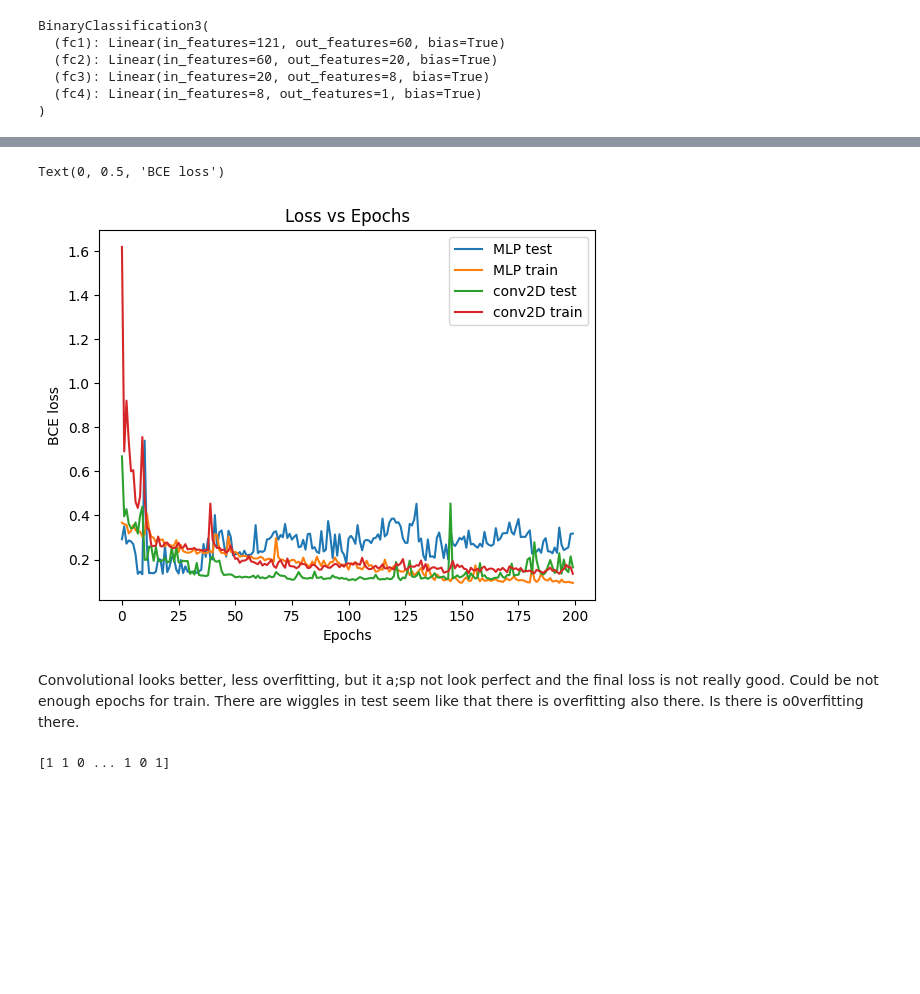
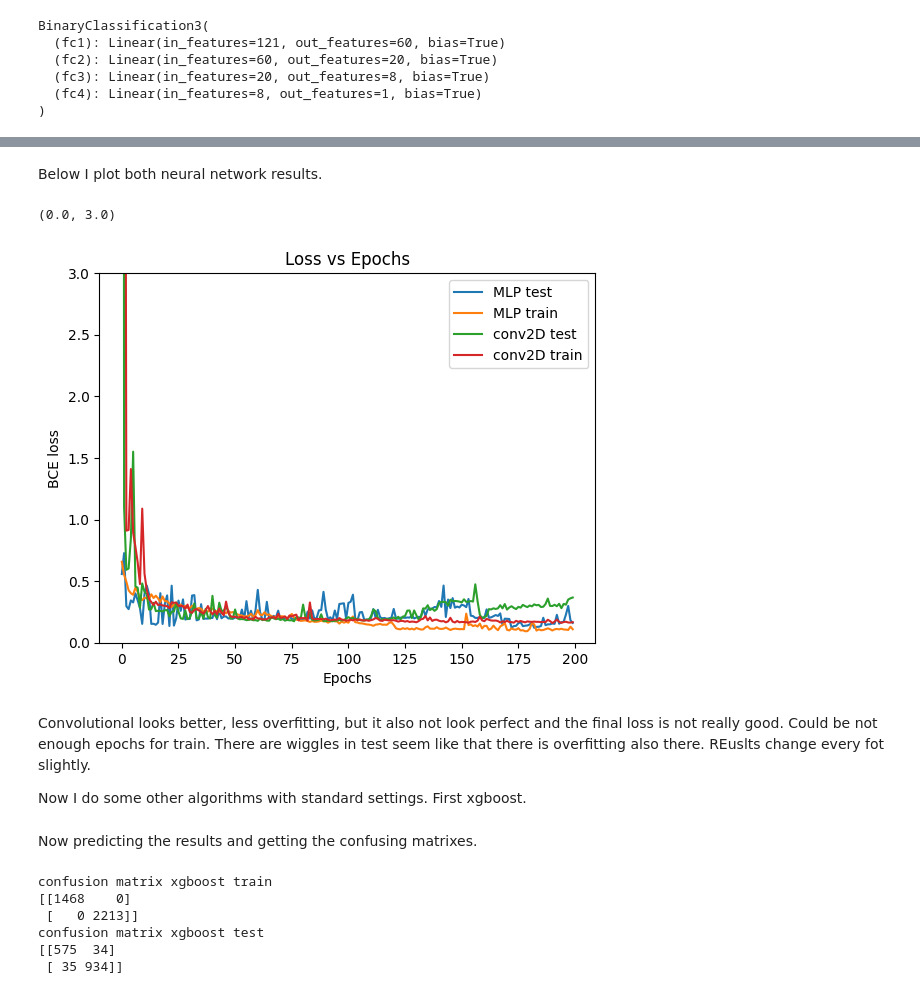
Before and after one commit to tkfritz/astro_images, a Jupyter notebook: star_galaxy_1.ipynb, the cells around one changed output, grey strips where cells are left out. Cells and saved outputs as stored; diff of their text form; code cells hidden in the pictures; blank space fills up the shorter version.

Commit message:
Improving fcomments and markdown text of first fits

```diff
--- a/star_galaxy_1.ipynb
+++ b/star_galaxy_1.ipynb
@@ -525,6 +519,7 @@ print(cut_outs2.T.shape,df2.shape)
 # %%
-print(df2.columns[0:30])
-print(df2.loc[:,0:120])
-feature_train,feature_test,target_train, target_test,image_train,image_test= train_test_split(df2.loc[:,0:120],df2.loc[:,"galaxy"],cut_outs2.T,train_size=0.70, shuffle=True, random_state=1)
-print(feature_train)
+#need to be transposed to get into torch format of batch, channels, x, y
+#splitting, feature_mlp, targets, feature_images, df properties
+feature_train,feature_test,target_train, target_test,image_train,image_test,df_train,df_test= train_test_split(df2.loc[:,0:120],df2.loc[:,"galaxy"],cut_outs2.T,df2,train_size=0.70, shuffle=True, random_state=1)
+print("shape of image train data")
+print(image_train.shape)
 # %% [output]
@@ -722,11 +707,3 @@ Needs regularization, but now i am building a first convolutional network also.
-# %%
-#for conv 2d
-BATCH_SIZE = 64
-LEARNING_RATE = 0.001
-EPOCHS= 20
-keep_prob=1
-#seems not needed
-#NUM_FEATURES = 121
 # %%
 train_im_loader = DataLoader(dataset=train_im_dataset, batch_size=BATCH_SIZE, shuffle=True)
 test_im_loader = DataLoader(dataset=test_im_dataset, batch_size=1)
@@ -857,10 +830,8 @@ torch.Size([1, 32, 1, 1])
 # %%
-keep_prob1=1
+keep_prob=1
 model2 =CNNBinary3()
 model2.to(device)
 print(model2)
-criterion = nn.BCELoss()
-optimizer = optim.Adam(model2.parameters(), lr=LEARNING_RATE)
 # %% [output]
 CNNBinary3(
   (layer1): Sequential(
@@ -880,11 +851,18 @@ CNNBinary3(
   (fc2): Linear(in_features=64, out_features=1, bias=True)
 )
 # %%
-def torch_fit(model,train_loader,test_loader,epochs,batch_size,learning_rate,loss_stats):
+#define the function to fit it
+#parameters: model used, train_data, test_data, epchs, batch_size, learning_rate, file to collect sats,
+#optional regularization
+def torch_fit(model,train_loader,test_loader,epochs,batch_size,learning_rate,loss_stats,l2reg=0):
     learning_rate = learning_rate
     criterion = torch.nn.BCELoss()    # Softmax is internally computed.
-    optimizer = torch.optim.Adam(params=model.parameters(), lr=learning_rate)
+    #if no regularization
+    if l2reg==0:
+        optimizer = torch.optim.Adam(params=model.parameters(), lr=learning_rate)
     #l2 regularization is added in optimizer as weight_decay=1e-5 or nsimilar
+    else:
+        optimizer = torch.optim.Adam(params=model.parameters(), lr=learning_rate,weight_decay=l2reg)
     print("Begin training.")
     for e in tqdm(range(1, epochs+1)):
 
@@ -950,15 +930,20 @@ Epoch 200: | Train Loss: 0.13556 | Test Loss: 0.16505
+# %% [markdown]
+Below I plot both neural network results.
 # %%
 plt.plot(loss_stats['test'],label='MLP test')
 plt.plot(loss_stats['train'],label='MLP train')
 plt.plot(loss_stats_test['test'],label='conv2D test')
 plt.plot(loss_stats_test['train'],label='conv2D train')
 plt.legend(loc="best")
 plt.title('Loss vs Epochs')
 plt.xlabel('Epochs')
 plt.ylabel('BCE loss')
+plt.ylim(0,3)
 # %% [output]
-Text(0, 0.5, 'BCE loss')
+(0.0, 3.0)
-[figure, old version]
+[figure, new version]
 # %% [markdown]
-Convolutional looks better, less overfitting, but it a;sp not look perfect and the final loss is not really good. Could be not enough epochs for train. There are wiggles in test seem like that there is overfitting also there. Is there is o0verfitting there.
+Convolutional looks better, less overfitting, but it also not look perfect and the final loss is not really good. Could be not enough epochs for train. There are wiggles in test seem like that there is overfitting also there. REuslts change every fot slightly.
+
+Now I do some other algorithms with standard settings. First xgboost.
 # %%
@@ -966,8 +951,19 @@ Convolutional looks better, less overfitting, but it a;sp not look perfect and t
 xc1=XGBClassifier(max_depth=6,reg_alpha=0.01).fit(feature_train,target_train)
+# %% [markdown]
+Now predicting the results and getting the confusing matrixes.
 # %%
 train_pred=xc1.predict(feature_train)
 test_pred=xc1.predict(feature_test)
+conf_train = confusion_matrix(target_train, train_pred)
+conf_test = confusion_matrix(target_test, test_pred)
+print("confusion matrix xgboost train")
+print(conf_train)
+print("confusion matrix xgboost test")
+print(conf_test)
+# %% [output]
+confusion matrix xgboost train
+[[1468    0]
+ [   0 2213]]
+confusion matrix xgboost test
+[[575  34]
+ [ 35 934]]
-# %%
-print(train_pred)
-# %% [output]
-[1 1 0 ... 1 0 1]
```
Also changed, not shown: parts of 93 cells of this notebook.
